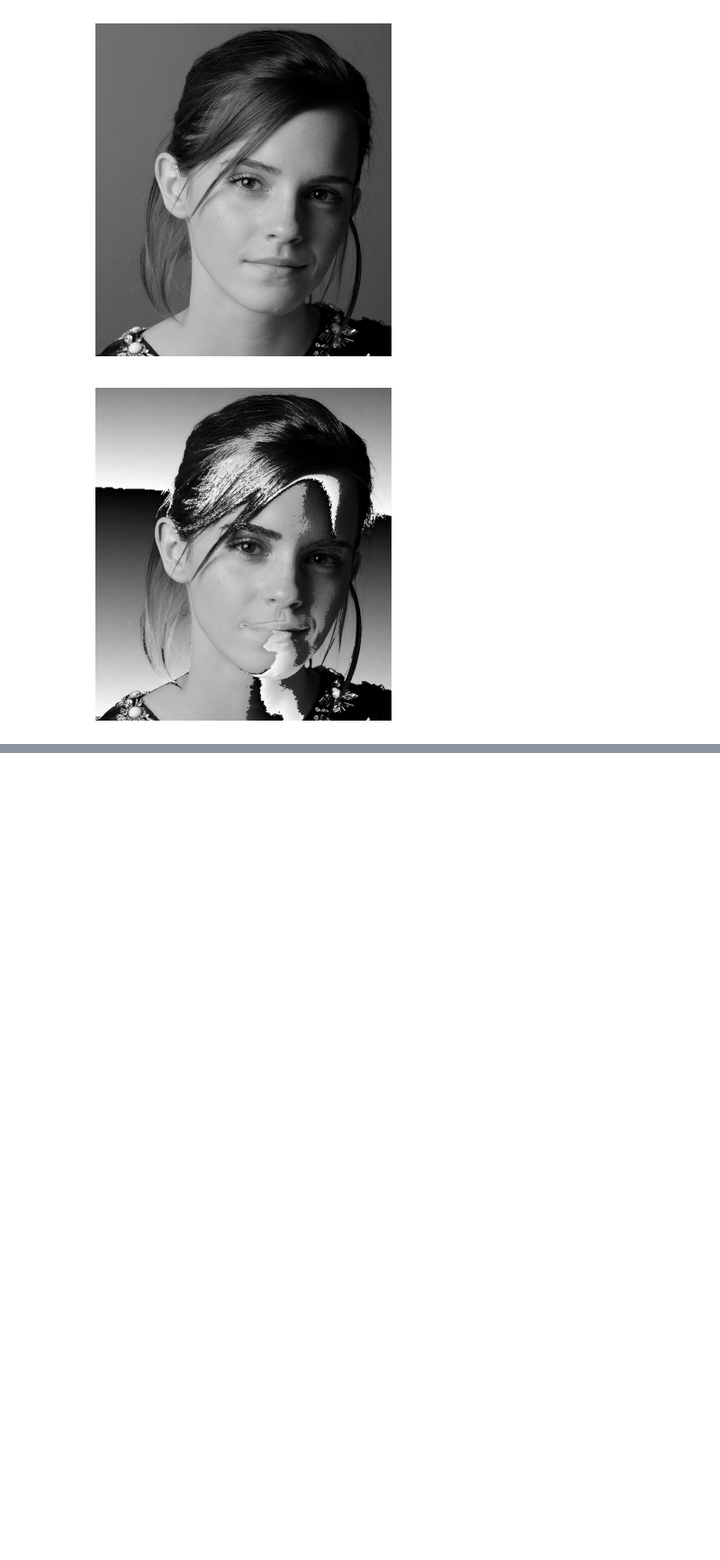
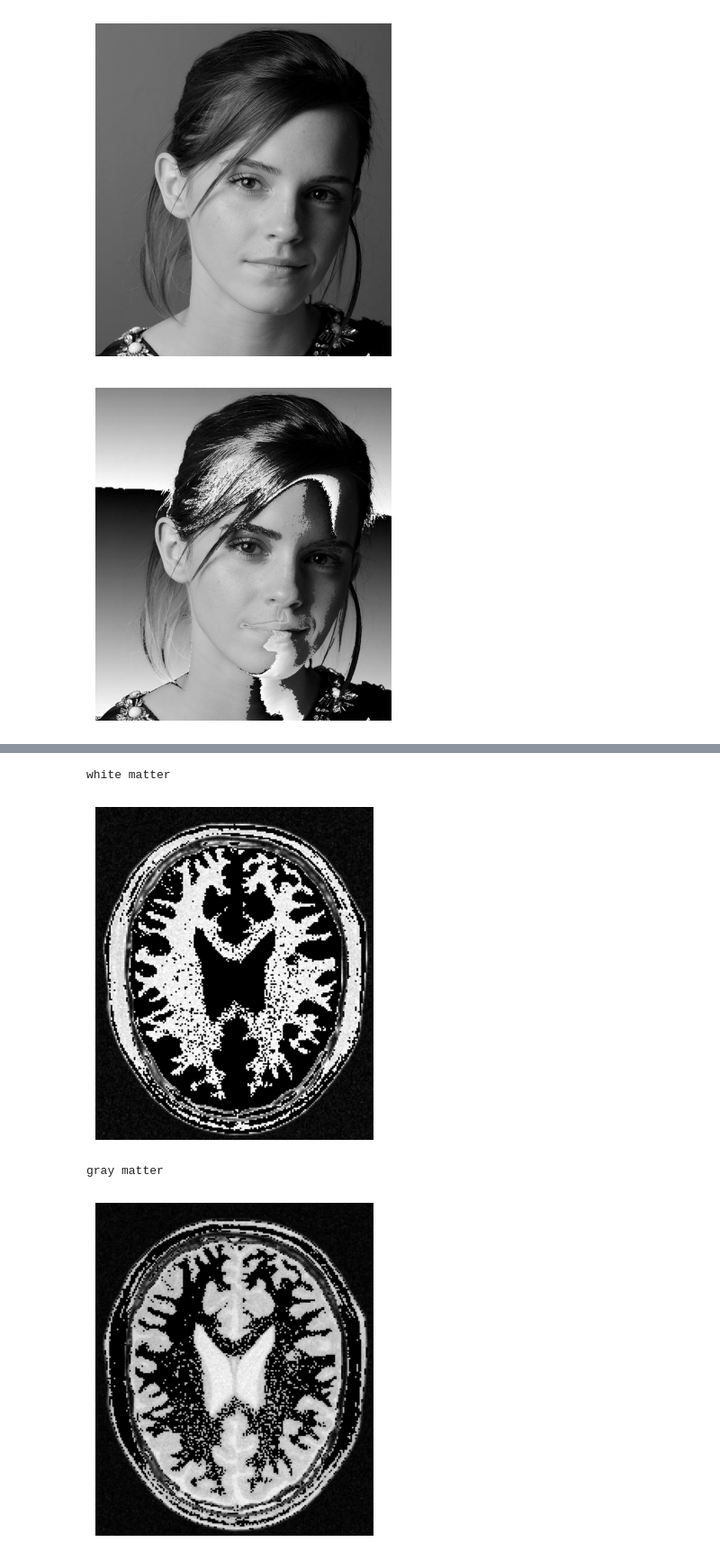
Before and after one commit to induwara-iluk/Image-Processing-and-Computer-vision, a Jupyter notebook: Assignment1.ipynb, the cells around one changed output, grey strips where cells are left out. Shown at 90% size. Saved outputs shown, nothing was run; the diff lists cells and outputs as text; code cells hidden in the pictures; blank space fills up the shorter version.

```diff
--- a/Assignment1.ipynb
+++ b/Assignment1.ipynb
@@ -16,7 +16,7 @@ img2 = img1.copy()
 for i in range(len(img1)):
     for j in range(len(img1[i])):
         if img1[i][j] > 50 and img1[i][j] < 150:
-            img2[i][j] = img1[i][j] + 50 + 50 * (i - 50) / 100
+            img2[i][j] = img1[i][j]  + (50 * (i - 50) )/ 100 + 50
         else:
             img2[i][j] = img1[i][j]
 
@@ -29,0 +52,29 @@ plt.show()
+# %%
+#White matter
+white_matter = im3.copy()
+gray_matter = im3.copy()
+for i in range(len(im3)):
+    for j in range(len(im3[i])):
+        if im3[i][j] < 175 and im3[i][j] > 125:
+            gray_matter[i][j] = 0
+        else:
+            gray_matter[i][j] = im3[i][j]
+        if im3[i][j] > 175:
+            white_matter[i][j] = 0
+        else:
+            white_matter[i][j] = im3[i][j]
+print("white matter")
+plt.imshow(white_matter, cmap='gray')
+
+plt.axis('off')  # Hide axes
+plt.show()
+
+print("gray matter" )
+plt.imshow(gray_matter, cmap='gray')
+plt.axis('off')  # Hide axes
+plt.show()
+# %% [output]
+white matter
+[figure, added]
+gray matter
+[figure, added]
```
Also changed, not shown: parts of 2 cells of this notebook.
